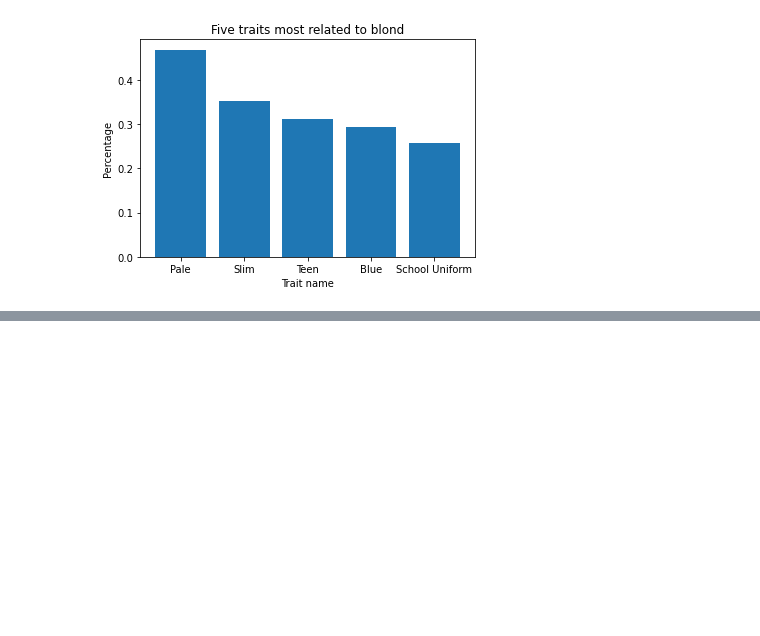
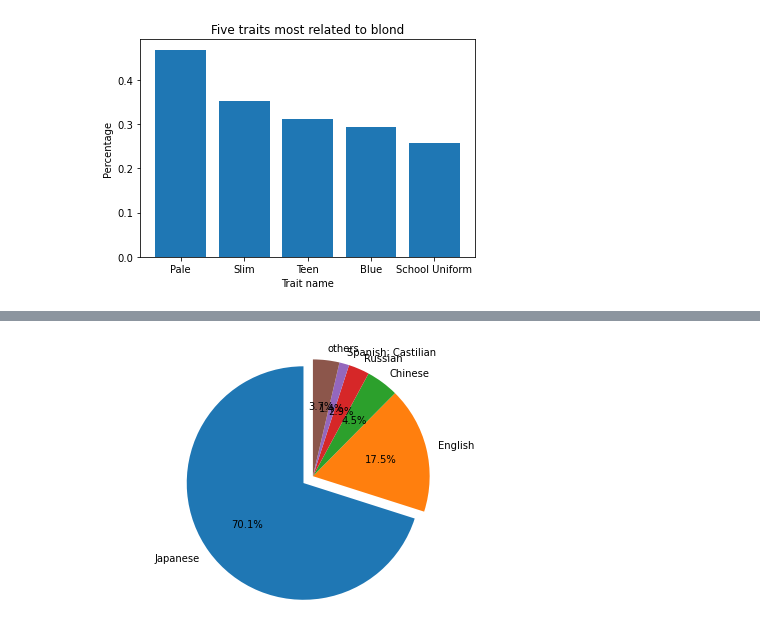
Before and after one commit to imbaguanxin/CS3200, a Jupyter notebook: vndb_project/visualization.ipynb, the cells around one changed output, grey strips where cells are left out. Drawn from its saved outputs; the diff is of its cells as text; code cells hidden in the pictures; blank space fills up the shorter version.

```diff
--- a/vndb_project/visualization.ipynb
+++ b/vndb_project/visualization.ipynb
@@ -47,3 +47,18 @@ plt.show()
 4  School Uniform         2962
 [figure]
 [figure]
+# %%
+df_lang = pd.read_sql("""
+select language_name, count(release_id) as lang_count
+from lang_vn_release_relation
+left join lang using (language_code)
+group by language_code
+order by lang_count desc
+limit 5;
+""", con=connection)
+df_lang_total = pd.read_sql('select count(*) as c from lang_vn_release_relation;', con=connection)
+
+df = pd.DataFrame([['others', df_lang_total.c.to_numpy()[0] - sum(df_lang.lang_count)]], columns=['language_name', 'lang_count'])
+df_lang = pd.concat([df_lang, df])
+print(df_lang)
+print(df_lang_total)
@@ -49,0 +75,10 @@ plt.show()
+# %%
+explode = (0.1, 0, 0, 0,0,0)
+fig1, ax1 = plt.subplots()
+ax1.pie(df_lang.lang_count.to_numpy(), labels=df_lang.language_name.to_numpy(), autopct='%1.1f%%', startangle=90, explode=explode)
+plt.axis('equal')
+plt.tight_layout()
+
+plt.show()
+# %% [output]
+[figure, added]
```
Also changed, not shown: parts of 2 cells of this notebook, 16 other files.
